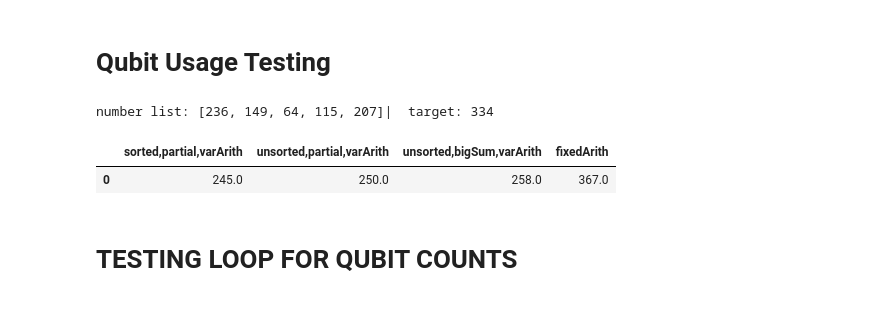
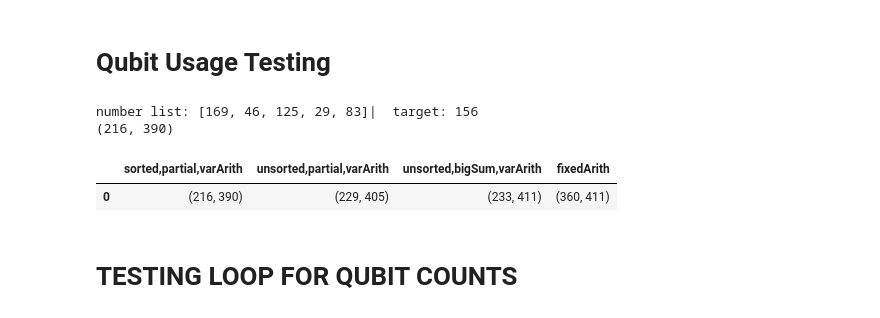
Before and after one commit to ABenoit0226/quantum-place-route, a Jupyter notebook: adder_logic_script.ipynb, the cells around one changed output. Drawn from its saved outputs; the diff is of its cells as text; code cells hidden in the pictures.

Commit message:
progress on combining dataframes

```diff
--- a/adder_logic_script.ipynb
+++ b/adder_logic_script.ipynb
@@ -347,6 +347,7 @@ class QSubsetSum:
         self.target = target
         # print(self.target)
     #move tester outside class
+
 
 
     def run(self,  test=False, sorted = True, partial = True, variable=True, width=None):
@@ -411,16 +412,16 @@ class QSubsetSum:
         # self.qi.measure(ans)
         # print(self.qc.regNum)
         if test == True:
-            # gateSum=0
-            # gates = self.qc.getQuantumCircuit().count_ops()
-            # for key, value in gates.items():
-            #     if key not in ['barrier', 'measure']:
-            #         gateSum += value
+            gateSum=0
+            gates = self.qc.getQuantumCircuit().count_ops()
+            for key, value in gates.items():
+                if key not in ['barrier', 'measure']:
+                    gateSum += value
 
 
             # print(gateSum)
-            # return gateSum
-            return self.qc.regNum
+            return self.qc.regNum, gateSum
+            # return self.qc.regNum
         return subtraction
 
 
@@ -550,33 +551,36 @@ def tester(numVals, maxVal=None, width=None):
         qsub3 = QSubsetSum(copy.deepcopy(randomlist), target)
         ans3 = qsub3.run(True, False, False, True) #varArith with unsorted values and total sum
         qsub4 = QSubsetSum(copy.deepcopy(randomlist), target)
-        ans4 = qsub4.run(True, True, True, False, width) #fixedArith with sorted values and partial sum
+        ans4 = qsub4.run(True, False, False, False, 32) #fixedArith with sorted values and partial sum
+        print(ans)
         return ans, ans2, ans3, ans4
 # %%
 d = {'sorted,partial,varArith':[], 'unsorted,partial,varArith':[], 'unsorted,bigSum,varArith':[], 'fixedArith':[]}
-df = pd.DataFrame(data=d)
+gatedf = pd.DataFrame(data=d)
+qubitdf = pd.DataFrame(data=d)
 
 #loop over all numvals of tester
 
 #number of values to check: [5,10,15]?
 #maxVal values to check: [64, 128, 256]?
 #number of runs for each data point: 50? 100? 250?
 
 test = tester(5, 256, 32)
 df.loc[len(df.index)] = [test[0], test[1],test[2], test[3]]
 # for i in range(100):
 #     test = tester(30, 256)
 
 #     df.loc[len(df.index)] = [test[0], test[1],test[2], test[3]]
 
 display(df)
 df.loc[len(df.index)] = df.mean()
 os.makedirs('tests', exist_ok=True)
 #df.to_csv('tests/30vals256max.csv')
 # %% [output]
-number list: [236, 149, 64, 115, 207]|  target: 334
+number list: [169, 46, 125, 29, 83]|  target: 156
+(216, 390)
 |  | sorted,partial,varArith | unsorted,partial,varArith | unsorted,bigSum,varArith | fixedArith |
-| 0 | 245.0 | 250.0 | 258.0 | 367.0 |
+| 0 | (216, 390) | (229, 405) | (233, 411) | (360, 411) |
 # %% [markdown]
 # TESTING LOOP FOR QUBIT COUNTS
 # %%
```
